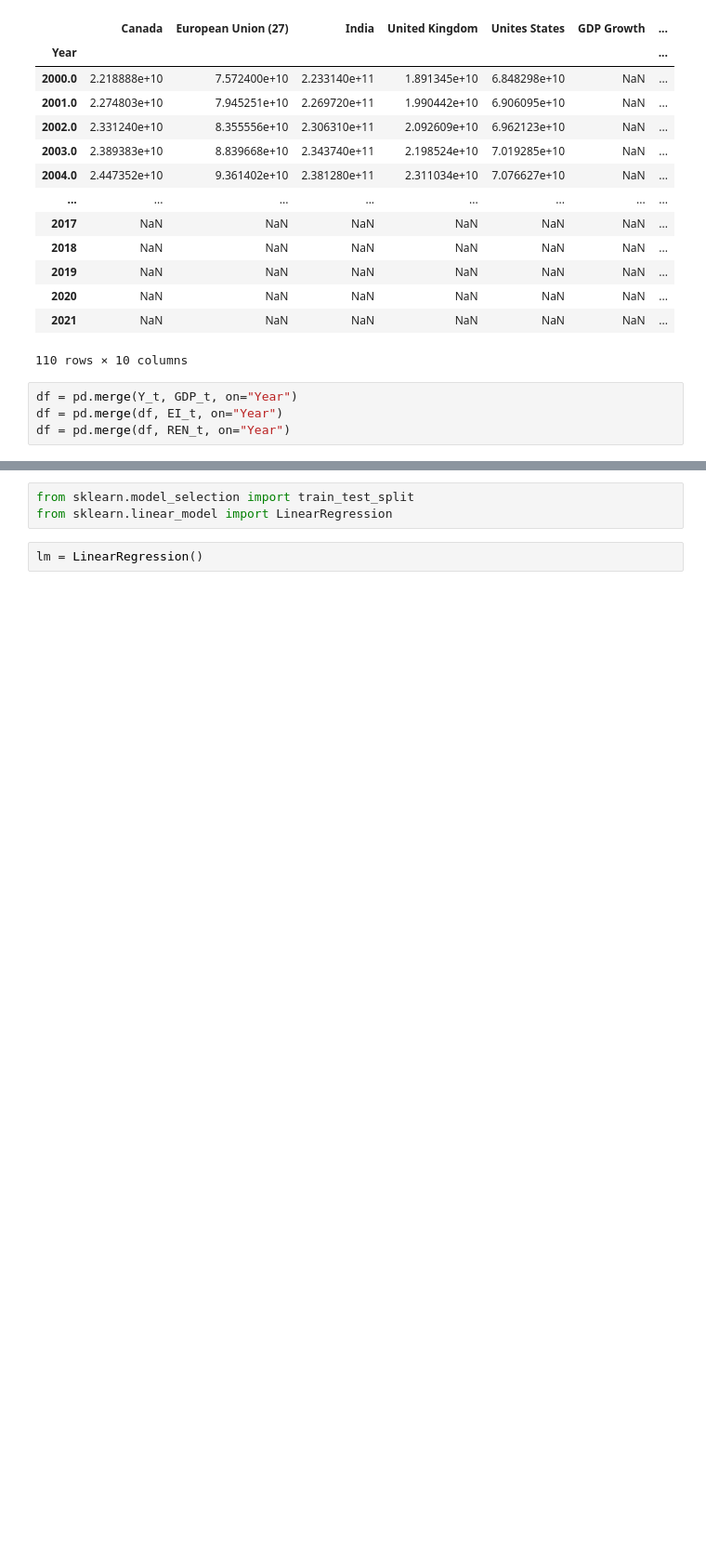
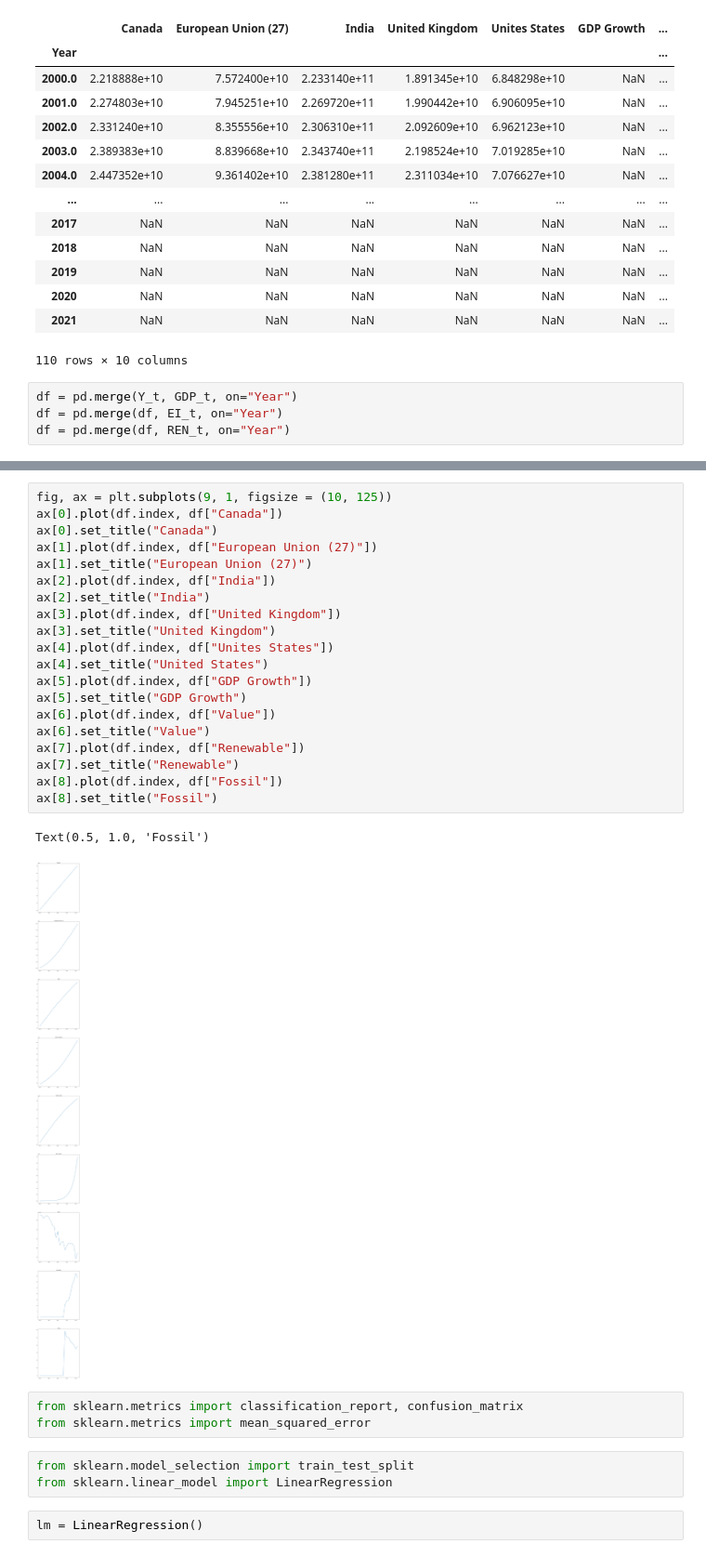
Before and after one commit to SureFoot0/CERA, a Jupyter notebook: MathModel.ipynb, the cells around one changed output, grey strips where cells are left out. Shown: that part at 93% size. Saved outputs shown, nothing was run; the diff lists cells and outputs as text; blank space fills up the shorter version.

```diff
--- a/MathModel.ipynb
+++ b/MathModel.ipynb
@@ -209,3 +221,29 @@ df
+# %%
+fig, ax = plt.subplots(9, 1, figsize = (10, 125))
+ax[0].plot(df.index, df["Canada"])
+ax[0].set_title("Canada")
+ax[1].plot(df.index, df["European Union (27)"])
+ax[1].set_title("European Union (27)")
+ax[2].plot(df.index, df["India"])
+ax[2].set_title("India")
+ax[3].plot(df.index, df["United Kingdom"])
+ax[3].set_title("United Kingdom")
+ax[4].plot(df.index, df["Unites States"])
+ax[4].set_title("United States")
+ax[5].plot(df.index, df["GDP Growth"])
+ax[5].set_title("GDP Growth")
+ax[6].plot(df.index, df["Value"])
+ax[6].set_title("Value")
+ax[7].plot(df.index, df["Renewable"])
+ax[7].set_title("Renewable")
+ax[8].plot(df.index, df["Fossil"])
+ax[8].set_title("Fossil")
+# %% [output]
+Text(0.5, 1.0, 'Fossil')
+[figure, added]
+# %%
+from sklearn.metrics import classification_report, confusion_matrix
+from sklearn.metrics import mean_squared_error
 # %%
 from sklearn.model_selection import train_test_split
 from sklearn.linear_model import LinearRegression
```
Also changed, not shown: parts of 26 cells of this notebook.
